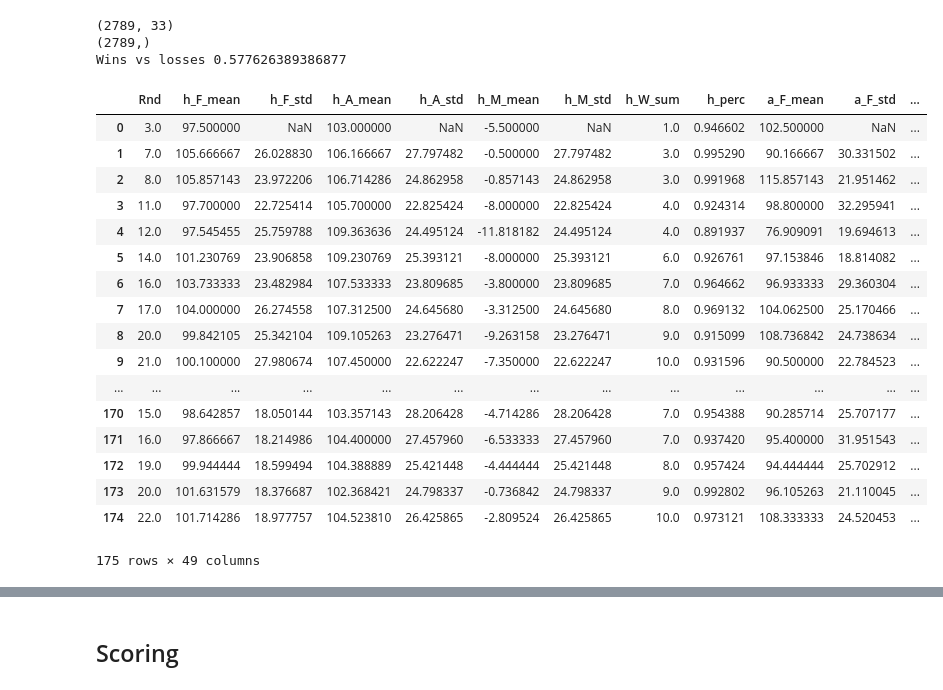
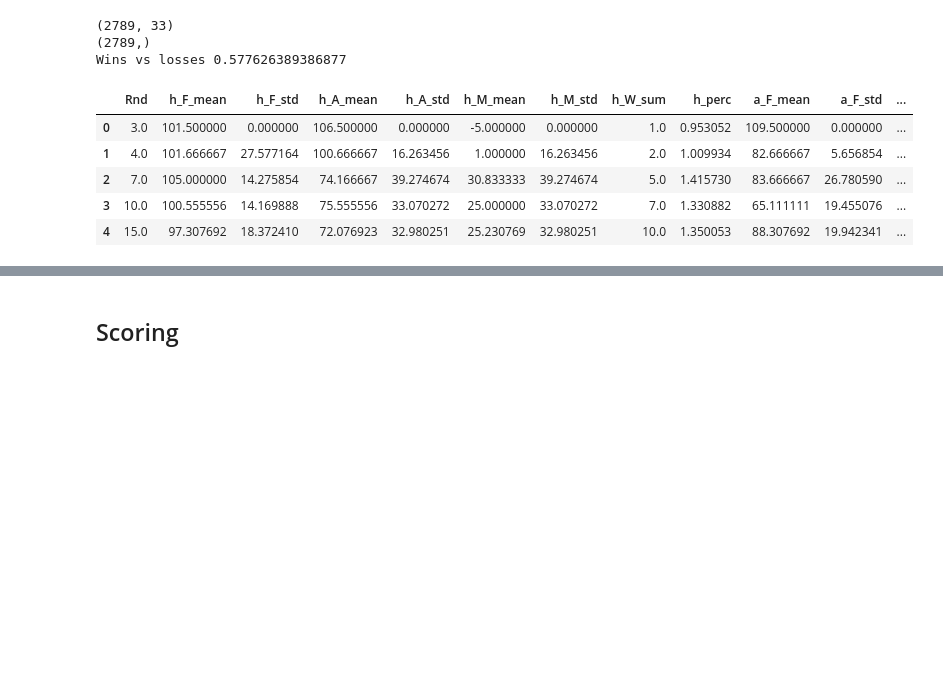
Before and after one commit to toddniven/AFL-Monash-comp, a Jupyter notebook: AFL historical model.ipynb, the cells around one changed output, grey strips where cells are left out. Drawn from its saved outputs; the diff is of its cells as text; code cells hidden in the pictures; blank space fills up the shorter version.

```diff
--- a/AFL historical model.ipynb
+++ b/AFL historical model.ipynb
@@ -130,23 +83,11 @@ Wins vs losses 0.577626389386877
 # %%
 from data_prep import feature_eng
 training_cols = feature_eng.Features().training_cols()
-pd.DataFrame(feature_eng.Features().div_cols(X_list[10]), columns=training_cols)
+pd.DataFrame(Features().div_cols(X_list[0]), columns=training_cols).head()
 # %% [output]
 |  | Rnd | h_F_mean | h_F_std | h_A_mean | h_A_std | h_M_mean | h_M_std | h_W_sum | h_perc | a_F_mean | a_F_std | ... |
-| 0 | 3.0 | 97.500000 | NaN | 103.000000 | NaN | -5.500000 | NaN | 1.0 | 0.946602 | 102.500000 | NaN | ... |
-| 1 | 7.0 | 105.666667 | 26.028830 | 106.166667 | 27.797482 | -0.500000 | 27.797482 | 3.0 | 0.995290 | 90.166667 | 30.331502 | ... |
-| 2 | 8.0 | 105.857143 | 23.972206 | 106.714286 | 24.862958 | -0.857143 | 24.862958 | 3.0 | 0.991968 | 115.857143 | 21.951462 | ... |
-| 3 | 11.0 | 97.700000 | 22.725414 | 105.700000 | 22.825424 | -8.000000 | 22.825424 | 4.0 | 0.924314 | 98.800000 | 32.295941 | ... |
-| 4 | 12.0 | 97.545455 | 25.759788 | 109.363636 | 24.495124 | -11.818182 | 24.495124 | 4.0 | 0.891937 | 76.909091 | 19.694613 | ... |
-| 5 | 14.0 | 101.230769 | 23.906858 | 109.230769 | 25.393121 | -8.000000 | 25.393121 | 6.0 | 0.926761 | 97.153846 | 18.814082 | ... |
-| 6 | 16.0 | 103.733333 | 23.482984 | 107.533333 | 23.809685 | -3.800000 | 23.809685 | 7.0 | 0.964662 | 96.933333 | 29.360304 | ... |
-| 7 | 17.0 | 104.000000 | 26.274558 | 107.312500 | 24.645680 | -3.312500 | 24.645680 | 8.0 | 0.969132 | 104.062500 | 25.170466 | ... |
-| 8 | 20.0 | 99.842105 | 25.342104 | 109.105263 | 23.276471 | -9.263158 | 23.276471 | 9.0 | 0.915099 | 108.736842 | 24.738634 | ... |
-| 9 | 21.0 | 100.100000 | 27.980674 | 107.450000 | 22.622247 | -7.350000 | 22.622247 | 10.0 | 0.931596 | 90.500000 | 22.784523 | ... |
-| ... | ... | ... | ... | ... | ... | ... | ... | ... | ... | ... | ... | ... |
-| 170 | 15.0 | 98.642857 | 18.050144 | 103.357143 | 28.206428 | -4.714286 | 28.206428 | 7.0 | 0.954388 | 90.285714 | 25.707177 | ... |
-| 171 | 16.0 | 97.866667 | 18.214986 | 104.400000 | 27.457960 | -6.533333 | 27.457960 | 7.0 | 0.937420 | 95.400000 | 31.951543 | ... |
-| 172 | 19.0 | 99.944444 | 18.599494 | 104.388889 | 25.421448 | -4.444444 | 25.421448 | 8.0 | 0.957424 | 94.444444 | 25.702912 | ... |
-| 173 | 20.0 | 101.631579 | 18.376687 | 102.368421 | 24.798337 | -0.736842 | 24.798337 | 9.0 | 0.992802 | 96.105263 | 21.110045 | ... |
-| 174 | 22.0 | 101.714286 | 18.977757 | 104.523810 | 26.425865 | -2.809524 | 26.425865 | 10.0 | 0.973121 | 108.333333 | 24.520453 | ... |
+| 0 | 3.0 | 101.500000 | 0.000000 | 106.500000 | 0.000000 | -5.000000 | 0.000000 | 1.0 | 0.953052 | 109.500000 | 0.000000 | ... |
+| 1 | 4.0 | 101.666667 | 27.577164 | 100.666667 | 16.263456 | 1.000000 | 16.263456 | 2.0 | 1.009934 | 82.666667 | 5.656854 | ... |
+| 2 | 7.0 | 105.000000 | 14.275854 | 74.166667 | 39.274674 | 30.833333 | 39.274674 | 5.0 | 1.415730 | 83.666667 | 26.780590 | ... |
+| 3 | 10.0 | 100.555556 | 14.169888 | 75.555556 | 33.070272 | 25.000000 | 33.070272 | 7.0 | 1.330882 | 65.111111 | 19.455076 | ... |
+| 4 | 15.0 | 97.307692 | 18.372410 | 72.076923 | 32.980251 | 25.230769 | 32.980251 | 10.0 | 1.350053 | 88.307692 | 19.942341 | ... |
-175 rows × 49 columns
```
Also changed, not shown: parts of 21 cells of this notebook.
